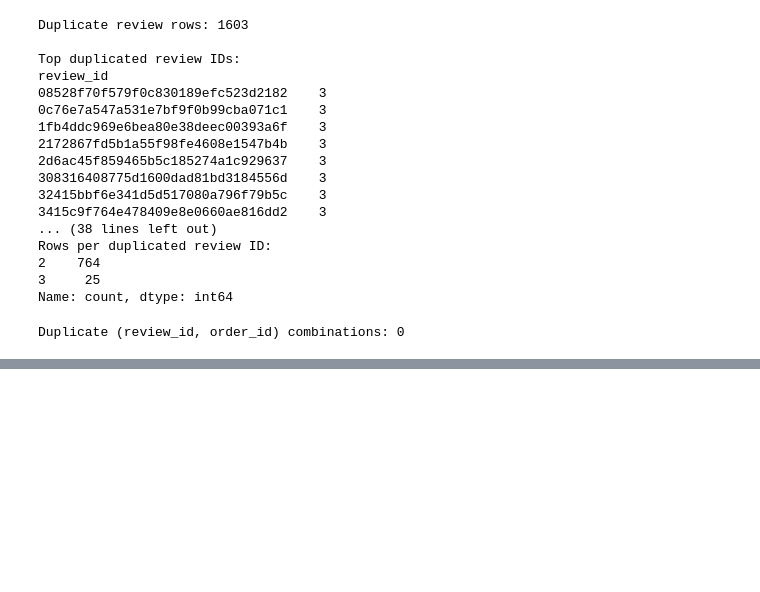
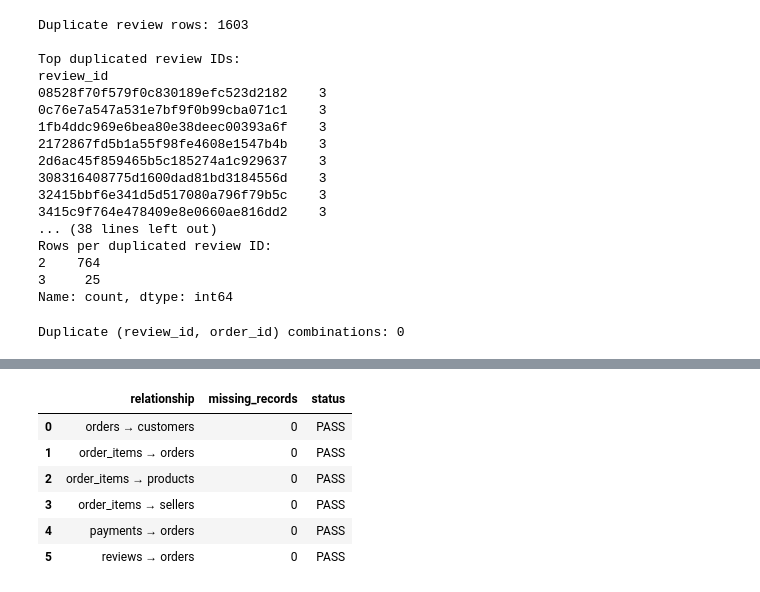
Before and after one commit to Vikash916692/AI-Powered-Sales-Intelligence-Platform, a Jupyter notebook: Notebook/1-dataexplore.ipynb, the cells around one changed output, grey strips where cells are left out. Saved outputs shown, nothing was run; the diff lists cells and outputs as text; code cells hidden in the pictures; blank space fills up the shorter version.

```diff
--- a/Notebook/1-dataexplore.ipynb
+++ b/Notebook/1-dataexplore.ipynb
@@ -466,0 +491,19 @@ Duplicate (review_id, order_id) combinations: 0
+# %%
+import os
+
+os.chdir("..")
+
+from src.ingestion.database import get_engine
+
+engine = get_engine()
+
+
+print("MySQL connection created successfully.")
+query = """
+SELECT product_id, COUNT(*) AS count
+FROM stg_products
+GROUP BY product_id
+HAVING COUNT(*) > 1;
+"""
+
+pd.read_sql(query, engine)
@@ -466,0 +515,77 @@ Duplicate (review_id, order_id) combinations: 0
+# %%
+fk_checks = {
+    "orders → customers": """
+        SELECT COUNT(*)
+        FROM stg_orders o
+        LEFT JOIN stg_customers c
+            ON o.customer_id = c.customer_id
+        WHERE c.customer_id IS NULL
+    """,
+
+    "order_items → orders": """
+        SELECT COUNT(*)
+        FROM stg_order_items oi
+        LEFT JOIN stg_orders o
+            ON oi.order_id = o.order_id
+        WHERE o.order_id IS NULL
+    """,
+
+    "order_items → products": """
+        SELECT COUNT(*)
+        FROM stg_order_items oi
+        LEFT JOIN stg_products p
+            ON oi.product_id = p.product_id
+        WHERE p.product_id IS NULL
+    """,
+
+    "order_items → sellers": """
+        SELECT COUNT(*)
+        FROM stg_order_items oi
+        LEFT JOIN stg_sellers s
+            ON oi.seller_id = s.seller_id
+        WHERE s.seller_id IS NULL
+    """,
+
+    "payments → orders": """
+        SELECT COUNT(*)
+        FROM stg_payments p
+        LEFT JOIN stg_orders o
+            ON p.order_id = o.order_id
+        WHERE o.order_id IS NULL
+    """,
+
+    "reviews → orders": """
+        SELECT COUNT(*)
+        FROM stg_reviews r
+        LEFT JOIN stg_orders o
+            ON r.order_id = o.order_id
+        WHERE o.order_id IS NULL
+    """
+}
+from sqlalchemy import text
+
+
+fk_results = []
+
+for relationship, query in fk_checks.items():
+
+    with engine.connect() as connection:
+        result = connection.execute(text(query)).scalar()
+
+    fk_results.append({
+        "relationship": relationship,
+        "missing_records": result,
+        "status": "PASS" if result == 0 else "FAIL"
+    })
+
+fk_df = pd.DataFrame(fk_results)
+
+fk_df
+# %% [output]
+|  | relationship | missing_records | status |
+| 0 | orders → customers | 0 | PASS |
+| 1 | order_items → orders | 0 | PASS |
+| 2 | order_items → products | 0 | PASS |
+| 3 | order_items → sellers | 0 | PASS |
+| 4 | payments → orders | 0 | PASS |
+| 5 | reviews → orders | 0 | PASS |
```
Also changed, not shown: parts of 4 cells of this notebook, 8 other files.
